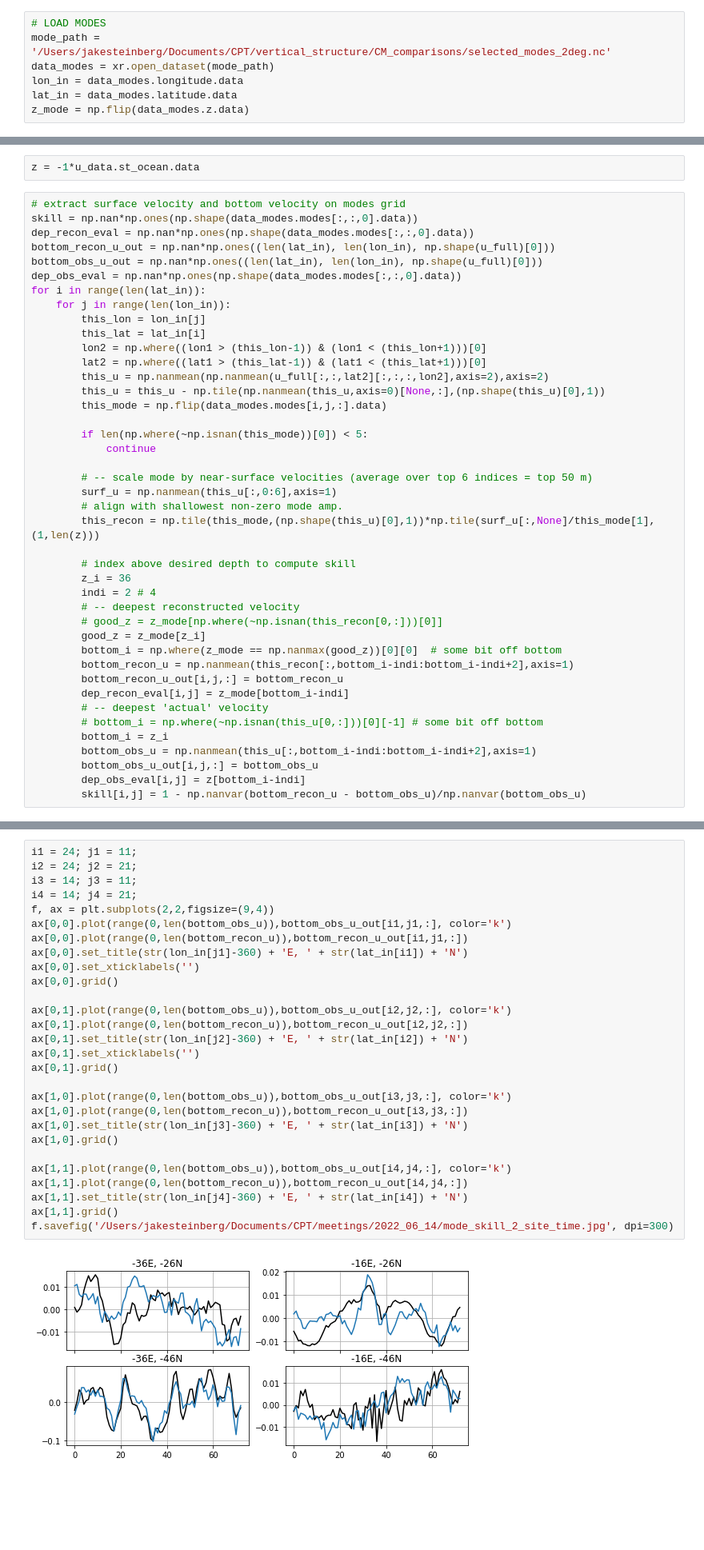
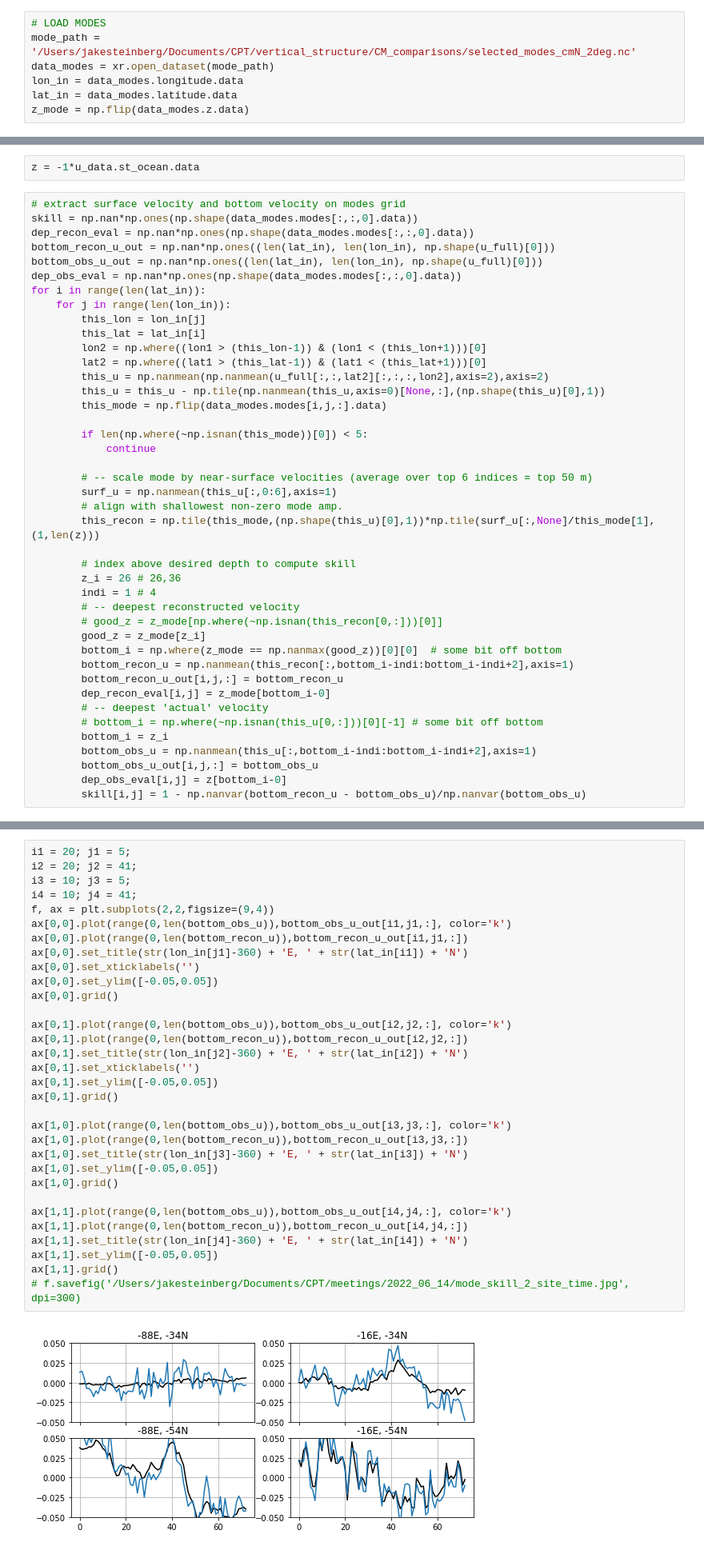
Before and after one commit to jakesteinberg/CPT, a Jupyter notebook: cm_inferred_velocites.ipynb, the cells around one changed output, grey strips where cells are left out. Shown at 80% size. Drawn from its saved outputs; the diff is of its cells as text; blank space fills up the shorter version.

Commit message:
corrected lsq method to find best mode

```diff
--- a/cm_inferred_velocites.ipynb
+++ b/cm_inferred_velocites.ipynb
@@ -10,7 +10,7 @@ from scipy.interpolate import interp1d
 from tqdm import tqdm
 # %%
 # LOAD MODES
-mode_path = '/Users/jakesteinberg/Documents/CPT/vertical_structure/CM_comparisons/selected_modes_2deg.nc'
+mode_path = '/Users/jakesteinberg/Documents/CPT/vertical_structure/CM_comparisons/selected_modes_cmN_2deg.nc'
 data_modes = xr.open_dataset(mode_path)
 lon_in = data_modes.longitude.data
 lat_in = data_modes.latitude.data
@@ -55,20 +55,20 @@ for i in range(len(lat_in)):
         this_recon = np.tile(this_mode,(np.shape(this_u)[0],1))*np.tile(surf_u[:,None]/this_mode[1],(1,len(z)))
 
         # index above desired depth to compute skill
-        z_i = 36
-        indi = 2 # 4
+        z_i = 26 # 26,36
+        indi = 1 # 4
         # -- deepest reconstructed velocity
         # good_z = z_mode[np.where(~np.isnan(this_recon[0,:]))[0]]
         good_z = z_mode[z_i]
         bottom_i = np.where(z_mode == np.nanmax(good_z))[0][0]  # some bit off bottom
         bottom_recon_u = np.nanmean(this_recon[:,bottom_i-indi:bottom_i-indi+2],axis=1)
         bottom_recon_u_out[i,j,:] = bottom_recon_u
-        dep_recon_eval[i,j] = z_mode[bottom_i-indi]
+        dep_recon_eval[i,j] = z_mode[bottom_i-0]
         # -- deepest 'actual' velocity
         # bottom_i = np.where(~np.isnan(this_u[0,:]))[0][-1] # some bit off bottom
         bottom_i = z_i
         bottom_obs_u = np.nanmean(this_u[:,bottom_i-indi:bottom_i-indi+2],axis=1)
         bottom_obs_u_out[i,j,:] = bottom_obs_u
-        dep_obs_eval[i,j] = z[bottom_i-indi]
+        dep_obs_eval[i,j] = z[bottom_i-0]
         skill[i,j] = 1 - np.nanvar(bottom_recon_u - bottom_obs_u)/np.nanvar(bottom_obs_u)
 # %%
@@ -79,33 +79,37 @@ z[31]
 # %%
-i1 = 24; j1 = 11;
-i2 = 24; j2 = 21;
-i3 = 14; j3 = 11;
-i4 = 14; j4 = 21;
+i1 = 20; j1 = 5;
+i2 = 20; j2 = 41;
+i3 = 10; j3 = 5;
+i4 = 10; j4 = 41;
 f, ax = plt.subplots(2,2,figsize=(9,4))
 ax[0,0].plot(range(0,len(bottom_obs_u)),bottom_obs_u_out[i1,j1,:], color='k')
 ax[0,0].plot(range(0,len(bottom_recon_u)),bottom_recon_u_out[i1,j1,:])
 ax[0,0].set_title(str(lon_in[j1]-360) + 'E, ' + str(lat_in[i1]) + 'N')
 ax[0,0].set_xticklabels('')
+ax[0,0].set_ylim([-0.05,0.05])
 ax[0,0].grid()
 
 ax[0,1].plot(range(0,len(bottom_obs_u)),bottom_obs_u_out[i2,j2,:], color='k')
 ax[0,1].plot(range(0,len(bottom_recon_u)),bottom_recon_u_out[i2,j2,:])
 ax[0,1].set_title(str(lon_in[j2]-360) + 'E, ' + str(lat_in[i2]) + 'N')
 ax[0,1].set_xticklabels('')
+ax[0,1].set_ylim([-0.05,0.05])
 ax[0,1].grid()
 
 ax[1,0].plot(range(0,len(bottom_obs_u)),bottom_obs_u_out[i3,j3,:], color='k')
 ax[1,0].plot(range(0,len(bottom_recon_u)),bottom_recon_u_out[i3,j3,:])
 ax[1,0].set_title(str(lon_in[j3]-360) + 'E, ' + str(lat_in[i3]) + 'N')
+ax[1,0].set_ylim([-0.05,0.05])
 ax[1,0].grid()
 
 ax[1,1].plot(range(0,len(bottom_obs_u)),bottom_obs_u_out[i4,j4,:], color='k')
 ax[1,1].plot(range(0,len(bottom_recon_u)),bottom_recon_u_out[i4,j4,:])
 ax[1,1].set_title(str(lon_in[j4]-360) + 'E, ' + str(lat_in[i4]) + 'N')
+ax[1,1].set_ylim([-0.05,0.05])
 ax[1,1].grid()
-f.savefig('/Users/jakesteinberg/Documents/CPT/meetings/2022_06_14/mode_skill_2_site_time.jpg', dpi=300)
+# f.savefig('/Users/jakesteinberg/Documents/CPT/meetings/2022_06_14/mode_skill_2_site_time.jpg', dpi=300)
 # %% [output]
-[figure, old version]
+[figure, new version]
 # %%
 f, ax = plt.subplots(1,1,figsize=(4,6))
 for i in range(0,1):
```
Also changed, not shown: parts of 3 cells of this notebook, 3 other files.
